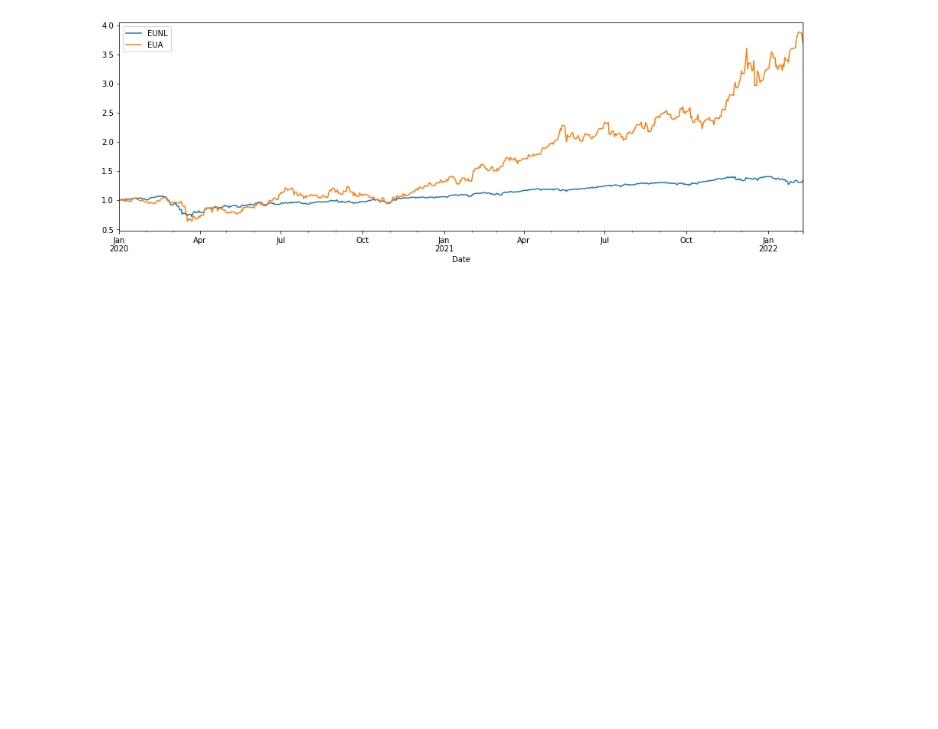
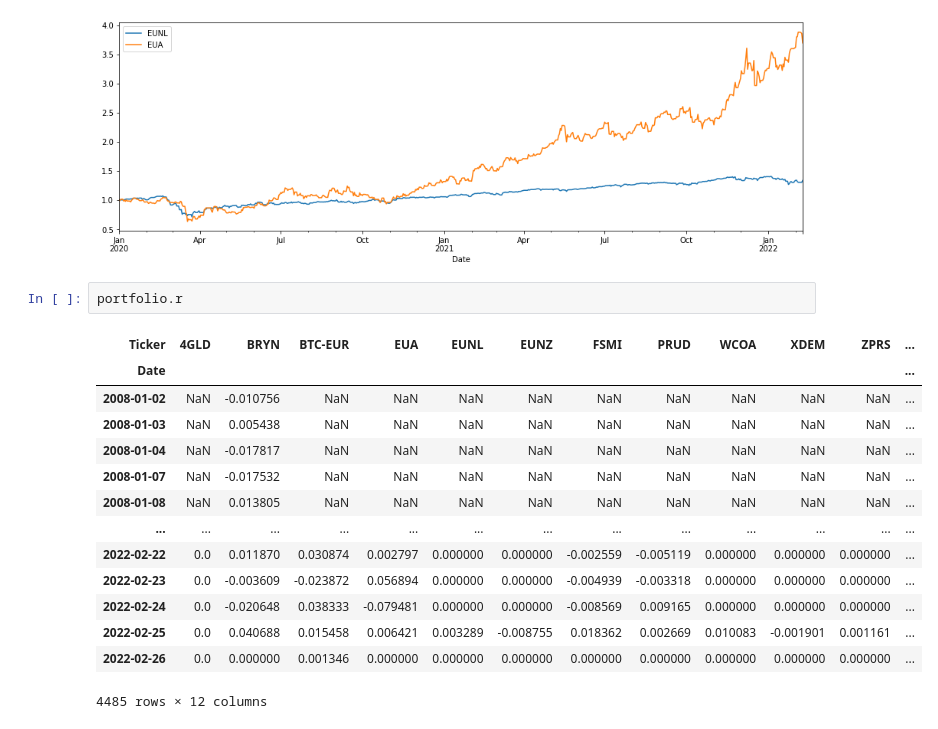
Before and after one commit to jaimeaguilera/Investing-projects, a Jupyter notebook: tracker.ipynb, the cells around one changed output. Saved outputs shown, nothing was run; the diff lists cells and outputs as text; blank space fills up the shorter version.

```diff
--- a/tracker.ipynb
+++ b/tracker.ipynb
@@ -505,3 +511,20 @@ kit.summary_stats(r_t, riskfree_rate = 0)
 | EUNL | 0.146748 | 0.211348 | -1.019292 | 13.257080 | 0.022018 | 0.034710 | ... |
 | EUA | 0.860172 | 0.465638 | -0.397023 | 6.453978 | 0.045980 | 0.065531 | ... |
 [figure]
+# %%
+portfolio.r
+# %% [output]
+| Ticker | 4GLD | BRYN | BTC-EUR | EUA | EUNL | EUNZ | FSMI | PRUD | WCOA | XDEM | ZPRS | ... |
+| Date |  |  |  |  |  |  |  |  |  |  |  | ... |
+| 2008-01-02 | NaN | -0.010756 | NaN | NaN | NaN | NaN | NaN | NaN | NaN | NaN | NaN | ... |
+| 2008-01-03 | NaN | 0.005438 | NaN | NaN | NaN | NaN | NaN | NaN | NaN | NaN | NaN | ... |
+| 2008-01-04 | NaN | -0.017817 | NaN | NaN | NaN | NaN | NaN | NaN | NaN | NaN | NaN | ... |
+| 2008-01-07 | NaN | -0.017532 | NaN | NaN | NaN | NaN | NaN | NaN | NaN | NaN | NaN | ... |
+| 2008-01-08 | NaN | 0.013805 | NaN | NaN | NaN | NaN | NaN | NaN | NaN | NaN | NaN | ... |
+| ... | ... | ... | ... | ... | ... | ... | ... | ... | ... | ... | ... | ... |
+| 2022-02-22 | 0.0 | 0.011870 | 0.030874 | 0.002797 | 0.000000 | 0.000000 | -0.002559 | -0.005119 | 0.000000 | 0.000000 | 0.000000 | ... |
+| 2022-02-23 | 0.0 | -0.003609 | -0.023872 | 0.056894 | 0.000000 | 0.000000 | -0.004939 | -0.003318 | 0.000000 | 0.000000 | 0.000000 | ... |
+| 2022-02-24 | 0.0 | -0.020648 | 0.038333 | -0.079481 | 0.000000 | 0.000000 | -0.008569 | 0.009165 | 0.000000 | 0.000000 | 0.000000 | ... |
+| 2022-02-25 | 0.0 | 0.040688 | 0.015458 | 0.006421 | 0.003289 | -0.008755 | 0.018362 | 0.002669 | 0.010083 | -0.001901 | 0.001161 | ... |
+| 2022-02-26 | 0.0 | 0.000000 | 0.001346 | 0.000000 | 0.000000 | 0.000000 | 0.000000 | 0.000000 | 0.000000 | 0.000000 | 0.000000 | ... |
+4485 rows × 12 columns
```
Also changed, not shown: parts of 7 cells of this notebook, 2 other files.
